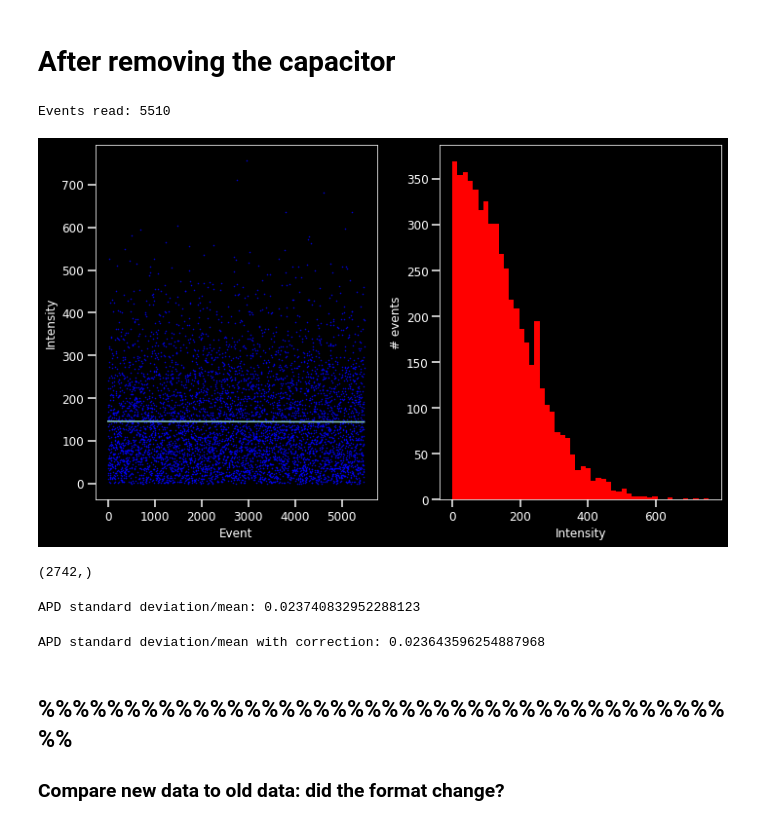
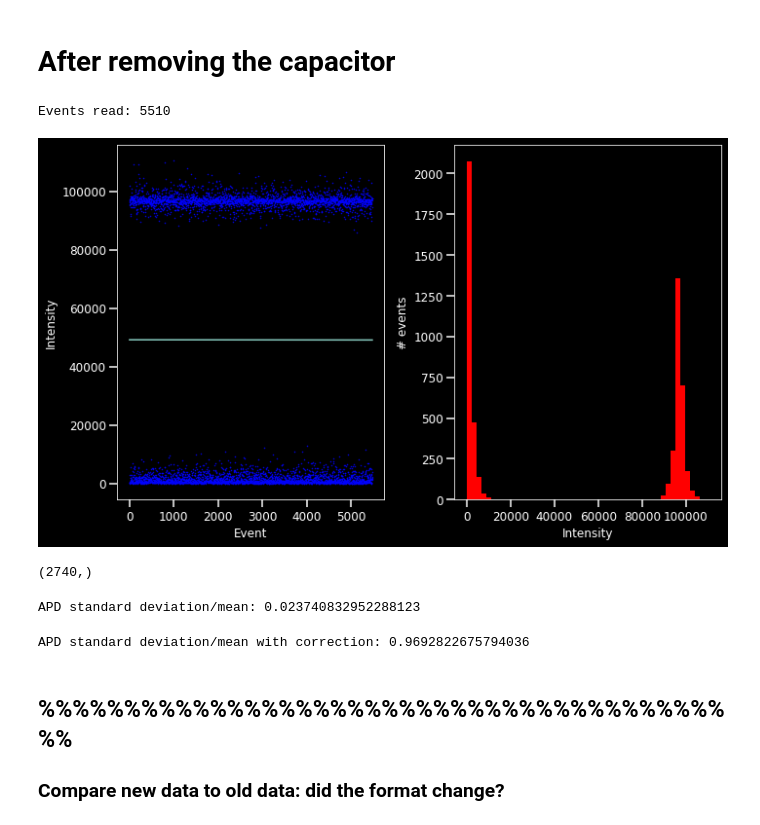
Before and after one commit to vespos/data_processing, a Jupyter notebook: waveform_analysis/wave8_tests/FIM_APD_june2020.ipynb, the cells around one changed output. Cells and saved outputs as stored; diff of their text form; code cells hidden in the pictures.

```diff
--- a/waveform_analysis/wave8_tests/FIM_APD_june2020.ipynb
+++ b/waveform_analysis/wave8_tests/FIM_APD_june2020.ipynb
@@ -193,41 +193,41 @@ f = 1 # Hz
 file = Path('./data/20200624_2.dat')
 data = wave8.get_intensities(file)
 
-yd = data[:,2]
+yd = data[:,1]
 xd = np.arange(yd.shape[0])/f
 # xd = xd[yd>20000]
 # yd = yd[yd>20000]
 # xd = xd[yd<20000]
 # yd = yd[yd<20000]
 
 fit = np.polyfit(xd, yd, 1)
 fit = np.poly1d(fit)
 yfit = fit(xd)
 yd_corr = yd-(yfit-yfit[0])
 
 
 
 fig, ax = plt.subplots(ncols=2, figsize=(10,6))
 ax[0].plot(xd,yd, '.', c='b', markersize=1)
 ax[0].plot(xd,yfit)
 ax[0].set_xlabel('Event')
 ax[0].set_ylabel('Intensity')
 ax[1].hist(yd, bins=50, color='r')
 # ax[1].hist(yd_corr, bins=50, alpha=0.4, color='blue', label='with correction')
 # ax[1].legend()
 ax[1].set_xlabel('Intensity')
 ax[1].set_ylabel('# events')
 plt.tight_layout()
 plt.show()
 # %% [output]
 Events read: 5510
-[figure, old version]
+[figure, new version]
 # %%
 # fig.savefig('./data_june2020_ch2.png')
 # %%
 yd.shape
 # %% [output]
-(2742,)
+(2740,)
 # %%
 average = np.mean(yd)
 sigma = np.std(yd)
@@ -239,7 +239,7 @@ average = np.mean(yd_corr)
 sigma = np.std(yd_corr)
 print('APD standard deviation/mean with correction:',sigma/average)
 # %% [output]
-APD standard deviation/mean with correction: 0.023643596254887968
+APD standard deviation/mean with correction: 0.9692822675794036
 # %% [markdown]
 ## %%%%%%%%%%%%%%%%%%%%%%%%%%%%%%%%%%%%%%%%%%
 
```
Also changed, not shown: parts of 1 cell of this notebook, 17 other files.
